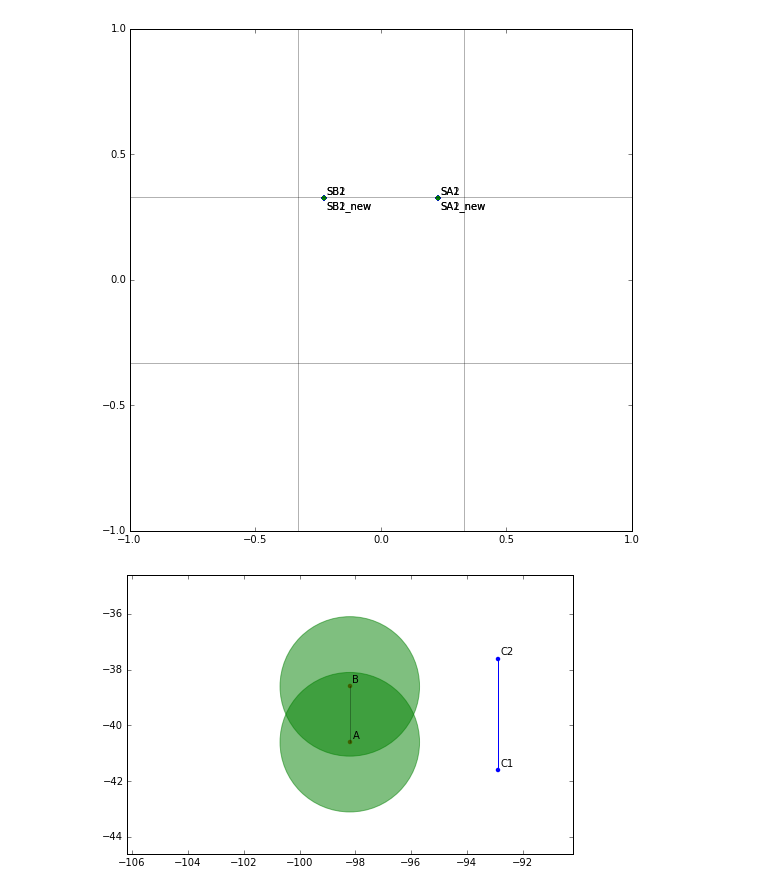
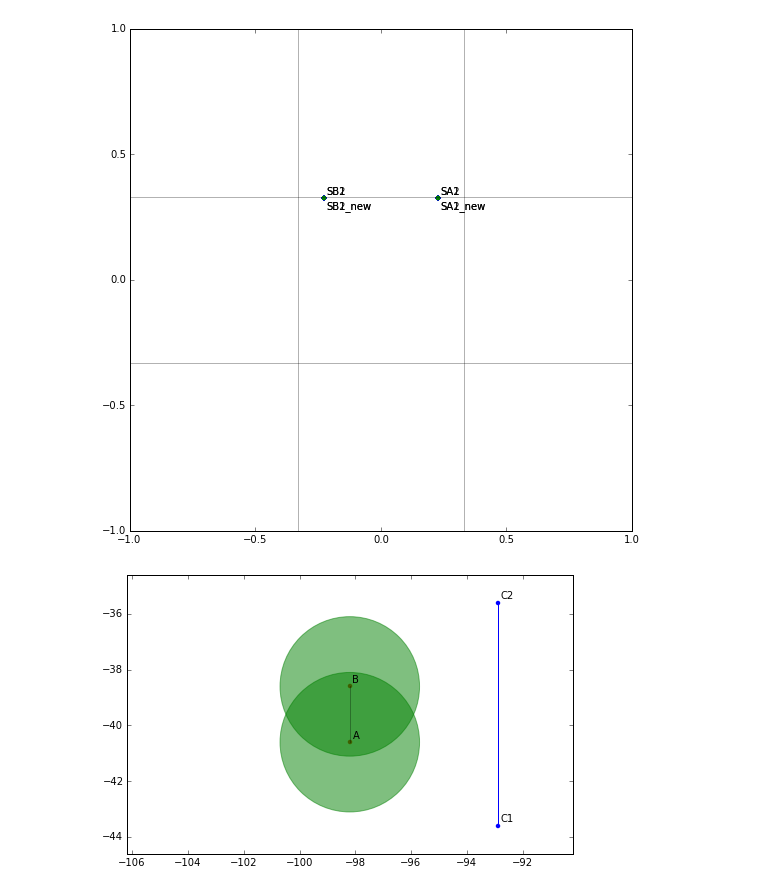
Before and after one commit to njoubert/spooky, a Jupyter notebook: experiments/ipython/22 - JE - Simple orientation tests.ipynb, the cells around one changed output. Drawn from its saved outputs; the diff is of its cells as text; code cells hidden in the pictures.

Commit message:
plot christophe's tests results
ignore the silly coding here…

```diff
--- a/experiments/ipython/22 - JE - Simple orientation tests.ipynb
+++ b/experiments/ipython/22 - JE - Simple orientation tests.ipynb
@@ -506,27 +506,27 @@ re:  [-0.22760098  0.32369917]
 # %%
 # Straight line
 min_dist = 2.5
 PA_1 = toric.Vector3(PA[0], PA[1], PA[2])
 PB_1 = toric.Vector3(PB[0], PB[1], PB[2])
-dist = la.norm(PA - PB)
+dist = 2 * la.norm(PA - PB)
 
 C_1 = toric.Vector3(C[0], C[1] - dist, C[2])
 C_2 = toric.Vector3(C[0], C[1] + dist, C[2])
 
 SA_1 = toric.Vector2(SA[0], SA[1])
 SB_1 = toric.Vector2(SB[0], SB[1])
 
 # linearly interpolated position trajectory
 C_x_lin = np.linspace(C_1.x(),C_2.x())
 C_y_lin = np.linspace(C_1.y(),C_2.y())
 C_z_lin = np.linspace(C_1.z(),C_2.z())
 
 t = np.linspace(0,1)
 sigma = np.c_[C_x_lin, C_y_lin, C_z_lin]
 
 drawSetup(fudgeY_neg=4)
 # %% [output]
-[figure, old version]
+[figure, new version]
 # %%
 SA_2 = SA_1
 SB_2 = SB_1
```
Also changed, not shown: parts of 1 cell of this notebook, 22 other files.
